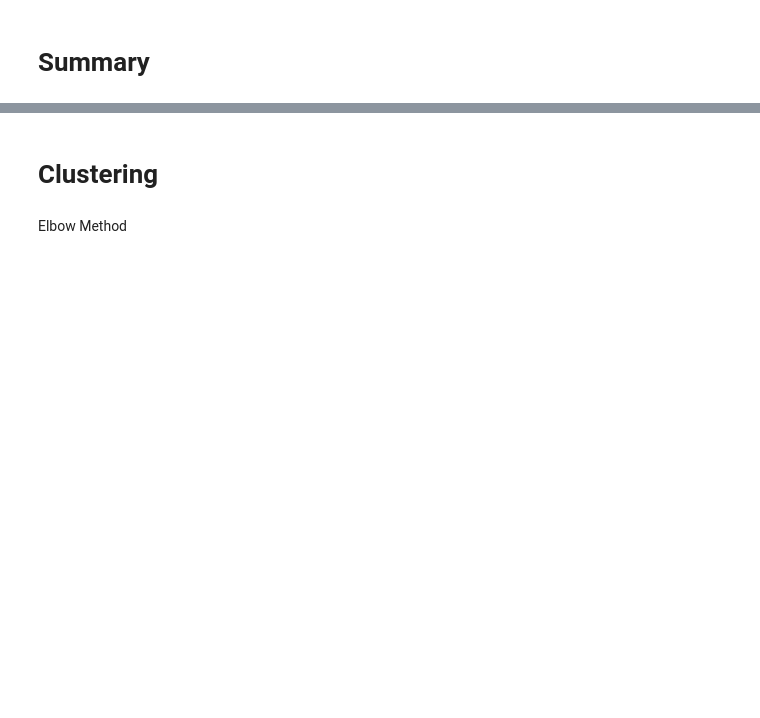
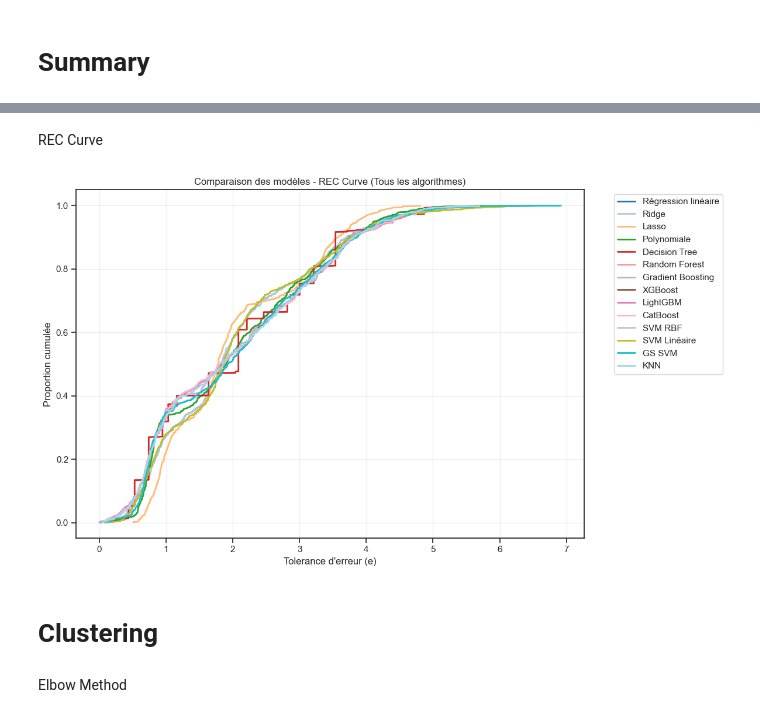
Before and after one commit to Test123599/ECOML, a Jupyter notebook: TpStandard - Copie.ipynb, the cells around one changed output, grey strips where cells are left out. Drawn from its saved outputs; the diff is of its cells as text; code cells hidden in the pictures; blank space fills up the shorter version.

```diff
--- a/TpStandard - Copie.ipynb
+++ b/TpStandard - Copie.ipynb
@@ -1456,9 +1287,9 @@ from sklearn.linear_model import ElasticNet
 # création du modèle
 elastic_model = ElasticNet(alpha=0.1, l1_ratio=0.5)
 # entraînement
-elastic_model.fit(x_train, y_train)
+elastic_model.fit(x_train_reg, y_train_reg)
 # prédictions
-y_pred_elastic = elastic_model.predict(x_test)
+y_pred_elastic = elastic_model.predict(x_test_reg)
 # %%
 from sklearn.metrics import r2_score, mean_absolute_error, mean_squared_error
 from sklearn.metrics import mean_absolute_percentage_error
@@ -1903,14 +1634,14 @@ from sklearn.neighbors import KNeighborsRegressor
 from sklearn.metrics import mean_absolute_percentage_error
 from sklearn.metrics import median_absolute_error
 knn_model = KNeighborsRegressor(n_neighbors=5)
-knn_model.fit(x_train, y_train)
-y_pred_knn = knn_model.predict(x_test)
-r2_knn = r2_score(y_test, y_pred_knn)
-mae_knn = mean_absolute_error(y_test, y_pred_knn)
-mse_knn = mean_squared_error(y_test, y_pred_knn)
+knn_model.fit(x_train_reg, y_train_reg)
+y_pred_knn = knn_model.predict(x_test_reg)
+r2_knn = r2_score(y_test_reg, y_pred_knn)
+mae_knn = mean_absolute_error(y_test_reg, y_pred_knn)
+mse_knn = mean_squared_error(y_test_reg, y_pred_knn)
 rmse_knn = np.sqrt(mse_knn)
-mape_knn = mean_absolute_percentage_error(y_test, y_pred_knn)
-medae_knn = median_absolute_error(y_test, y_pred_knn)
+mape_knn = mean_absolute_percentage_error(y_test_reg, y_pred_knn)
+medae_knn = median_absolute_error(y_test_reg, y_pred_knn)
 print("KNN Regressor")
 print("R2 :", r2_knn)
 print("RMSE :", rmse_knn)
@@ -1940,3 +1706,61 @@ print("| KNN                   | {0:.5f} | {1:.5f} | {2:.5f} | {3:.5f} | {4:.5f}
+# %% [markdown]
+REC Curve
+# %%
+import numpy as np
+import matplotlib.pyplot as plt
+
+# =========================================================
+# 1) Prédictions des modèles (alignées avec ton tableau)
+# =========================================================
+models_predictions = {
+    "Régression linéaire": y_pred_lr,
+    "Ridge": y_pred_ridge,
+    "Lasso": y_pred_lasso,
+    "Polynomiale": y_pred_poly,
+    "Decision Tree": y_pred_tree,
+    "Random Forest": y_pred_rf,
+    "Gradient Boosting": y_pred_gbr,
+    "XGBoost": y_pred_xgb,
+    "LightGBM": y_pred_lgb,
+    "CatBoost": y_pred_cat,
+    "SVM RBF": y_pred_rbf,
+    "SVM Linéaire": y_pred_linear,
+    "GS SVM": y_pred_svm,
+    "KNN": y_pred_knn
+}
+
+# =========================================================
+# 2) Fonction REC Curve
+# =========================================================
+def rec_curve(y_true, y_pred):
+    errors = np.abs(y_true - y_pred)
+    sorted_errors = np.sort(errors)
+    accuracy = np.arange(1, len(errors) + 1) / len(errors)
+    return sorted_errors, accuracy
+
+# =========================================================
+# 3) Styles (couleurs automatiques si beaucoup de modèles)
+# =========================================================
+colors = plt.cm.tab20(np.linspace(0, 1, len(models_predictions)))
+
+# =========================================================
+# 4) Plot REC Curve
+# =========================================================
+plt.figure(figsize=(12, 7))
+
+for i, (name, y_pred) in enumerate(models_predictions.items()):
+    thresholds, acc = rec_curve(y_test, y_pred)
+    plt.plot(thresholds, acc, label=name, linewidth=2, color=colors[i])
+
+plt.xlabel("Tolerance d'erreur (e)")
+plt.ylabel("Proportion cumulée")
+plt.title("Comparaison des modèles - REC Curve (Tous les algorithmes)")
+plt.legend(bbox_to_anchor=(1.05, 1), loc='upper left')
+plt.grid(True, alpha=0.3)
+plt.tight_layout()
+plt.show()
+# %% [output]
+[figure, added]
 # %% [markdown]
 # Clustering
 # %%
```
Also changed, not shown: parts of 36 cells of this notebook, 26 other files.
